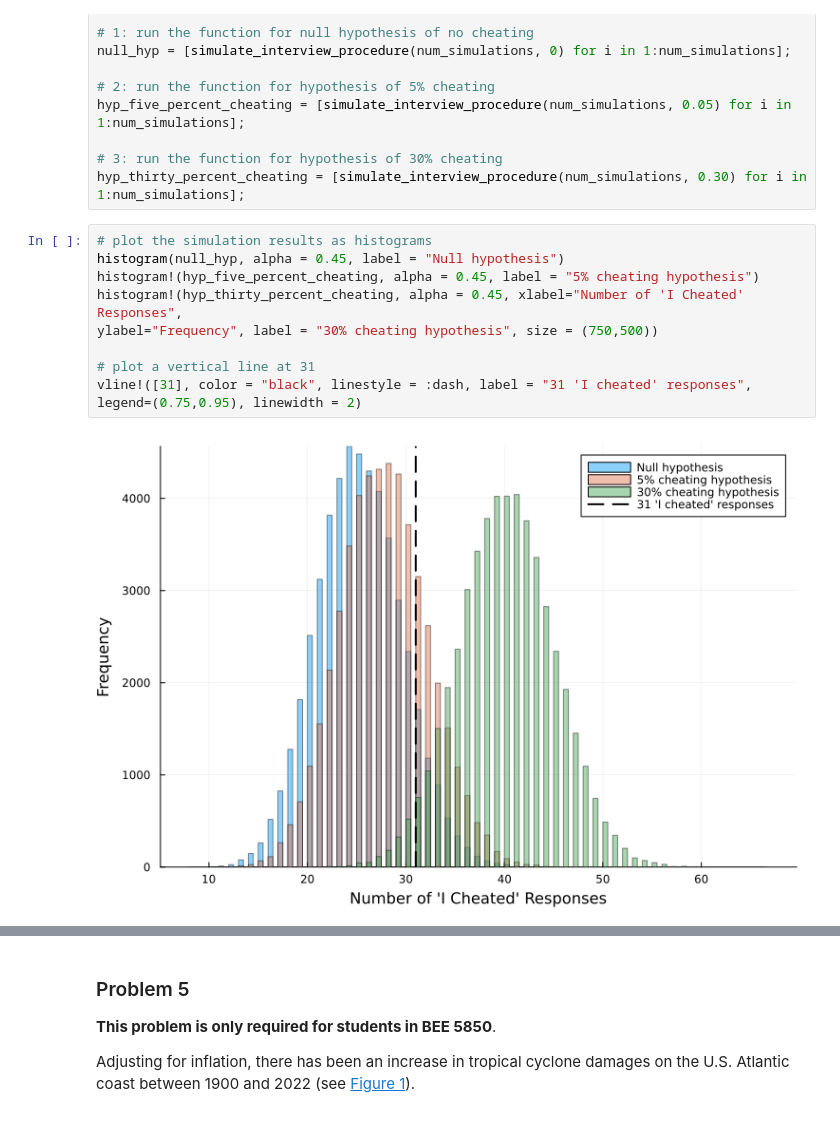
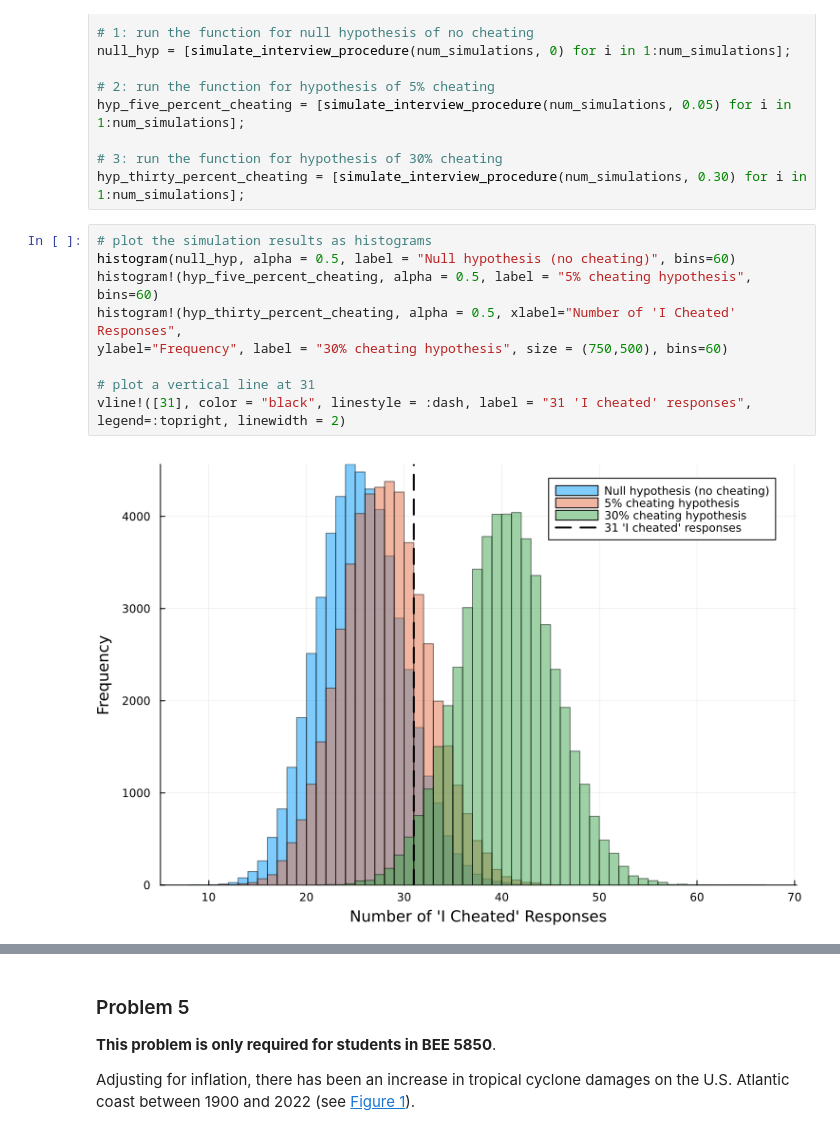
Before and after one commit to BEE4850-SP25/hw01-christinemswanson, a Jupyter notebook: hw01.ipynb, the cells around one changed output, grey strips where cells are left out. Cells and saved outputs as stored; diff of their text form.

```diff
--- a/hw01.ipynb
+++ b/hw01.ipynb
@@ -479,13 +477,13 @@ hyp_five_percent_cheating = [simulate_interview_procedure(num_simulations, 0.05)
 hyp_thirty_percent_cheating = [simulate_interview_procedure(num_simulations, 0.30) for i in 1:num_simulations];
 # %%
 # plot the simulation results as histograms
-histogram(null_hyp, alpha = 0.45, label = "Null hypothesis")
-histogram!(hyp_five_percent_cheating, alpha = 0.45, label = "5% cheating hypothesis")
-histogram!(hyp_thirty_percent_cheating, alpha = 0.45, xlabel="Number of 'I Cheated' Responses",
-ylabel="Frequency", label = "30% cheating hypothesis", size = (750,500))
+histogram(null_hyp, alpha = 0.5, label = "Null hypothesis (no cheating)", bins=60)
+histogram!(hyp_five_percent_cheating, alpha = 0.5, label = "5% cheating hypothesis", bins=60)
+histogram!(hyp_thirty_percent_cheating, alpha = 0.5, xlabel="Number of 'I Cheated' Responses",
+ylabel="Frequency", label = "30% cheating hypothesis", size = (750,500), bins=60)
 
 # plot a vertical line at 31
-vline!([31], color = "black", linestyle = :dash, label = "31 'I cheated' responses", legend=(0.75,0.95), linewidth = 2)
+vline!([31], color = "black", linestyle = :dash, label = "31 'I cheated' responses", legend=:topright, linewidth = 2)
 # %% [output]
-[figure, old version]
+[figure, new version]
 # %% [markdown]
```
Also changed, not shown: parts of 3 cells of this notebook.
